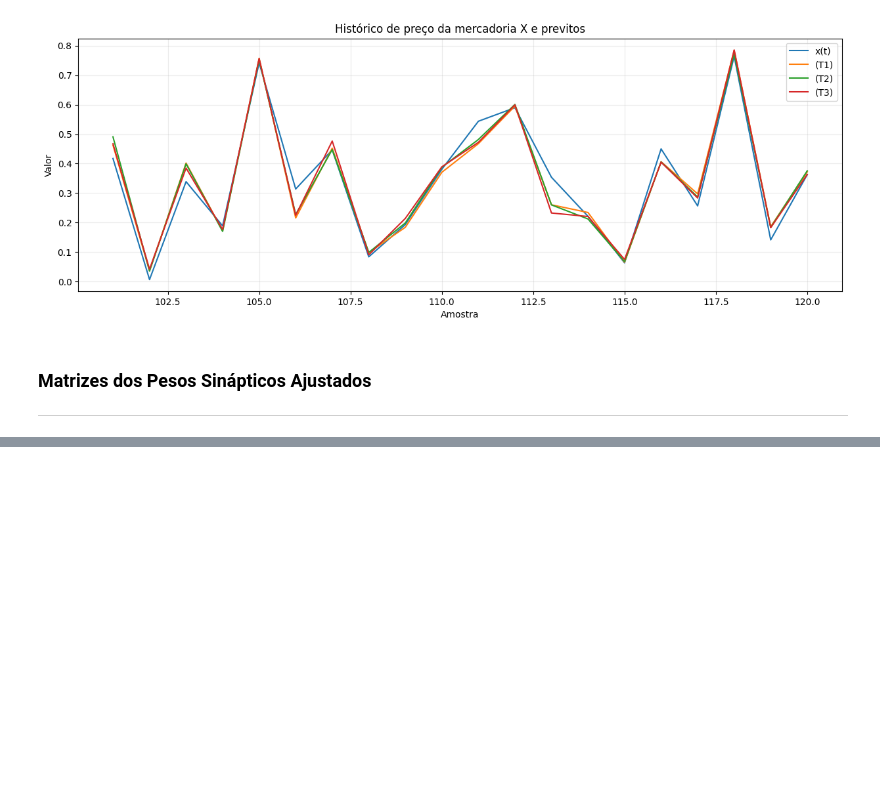
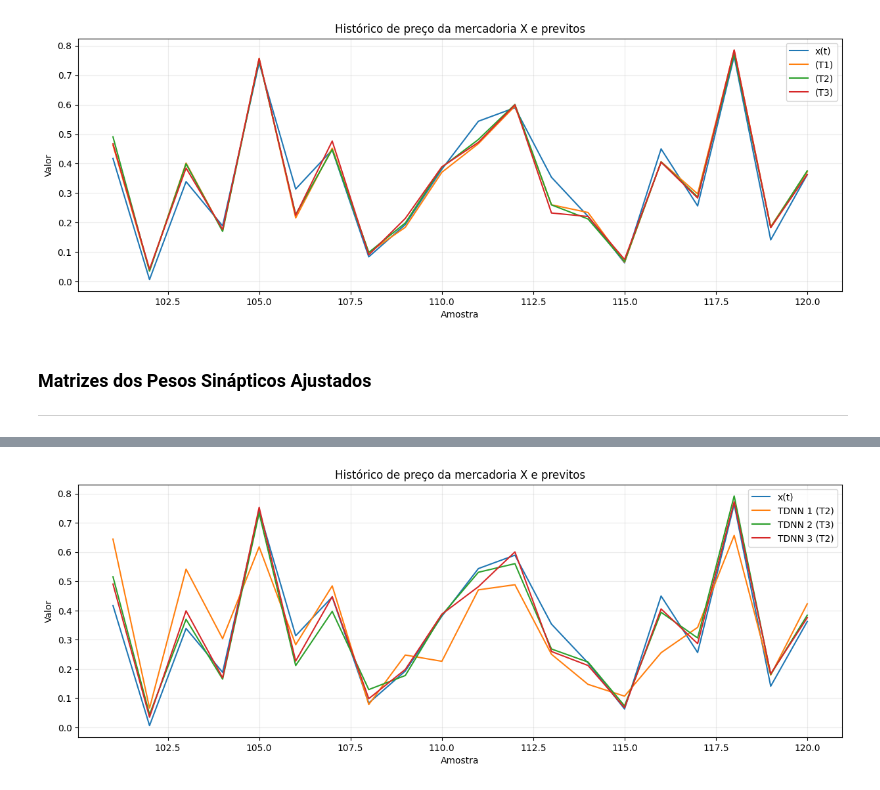
Before and after one commit to matthewz5/exercicios_praticos_RedesNeuraisArtificiais, a Jupyter notebook: Projeto_5.10_TDNN_wMomentum/Projeto_5.10_TDNN_wMomentum.ipynb, the cells around one changed output, grey strips where cells are left out. Cells and saved outputs as stored; diff of their text form; code cells hidden in the pictures; blank space fills up the shorter version.

Commit message:
Otimização dos códigos e plot final dos resultados previstos

```diff
--- a/Projeto_5.10_TDNN_wMomentum/Projeto_5.10_TDNN_wMomentum.ipynb
+++ b/Projeto_5.10_TDNN_wMomentum/Projeto_5.10_TDNN_wMomentum.ipynb
@@ -800,0 +788,22 @@ for i, array in enumerate(lista_W_2_adj_Np15):
+# %%
+dados_testes_otimos_Np5 = data_yteste_Np5['(T2)']
+
+dados_testes_otimos_Np5 = pd.DataFrame(dados_testes_otimos_Np5)
+
+dados_testes_otimos_Np5 = dados_testes_otimos_Np5.rename(columns={'(T2)': 'TDNN 1 (T2)'})
+# %%
+dados_testes_otimos_Np10 = data_yteste_Np10['(T3)']
+
+dados_testes_otimos_Np10 = pd.DataFrame(dados_testes_otimos_Np10)
+
+dados_testes_otimos_Np10 = dados_testes_otimos_Np10.rename(columns={'(T3)': 'TDNN 2 (T3)'})
+# %%
+dados_testes_otimos_Np15 = data_yteste_Np15['(T2)']
+
+dados_testes_otimos_Np15 = pd.DataFrame(dados_testes_otimos_Np15)
+
+dados_testes_otimos_Np15 = dados_testes_otimos_Np15.rename(columns={'(T2)': 'TDNN 3 (T2)'})
+# %%
+dados_testes_otimos = pd.concat([data_teste, dados_testes_otimos_Np5, dados_testes_otimos_Np10, dados_testes_otimos_Np15], axis=1)
+
+dados_testes_otimos
@@ -800,0 +828,4 @@ for i, array in enumerate(lista_W_2_adj_Np15):
+# %%
+plot_historico(dados_testes_otimos, 4, 'EPC5_historico_teste_otimos')
+# %% [output]
+[figure, added]
```
Also changed, not shown: parts of 5 cells of this notebook, 3 other files.
